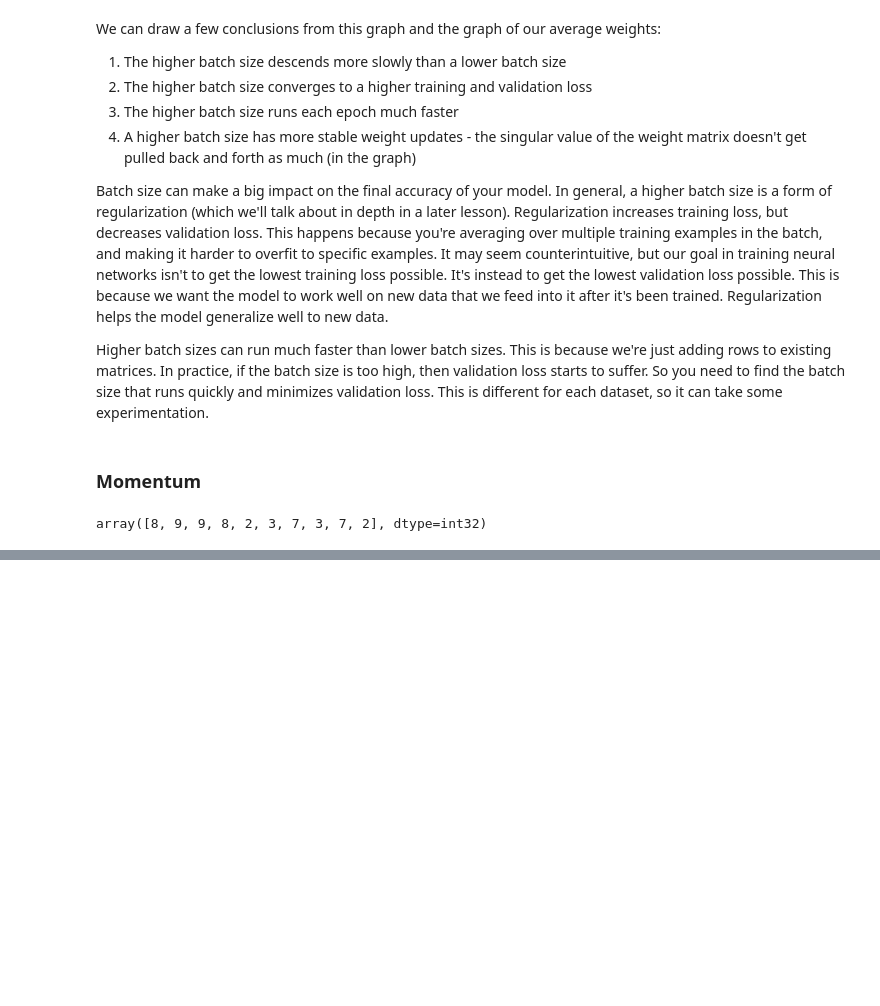
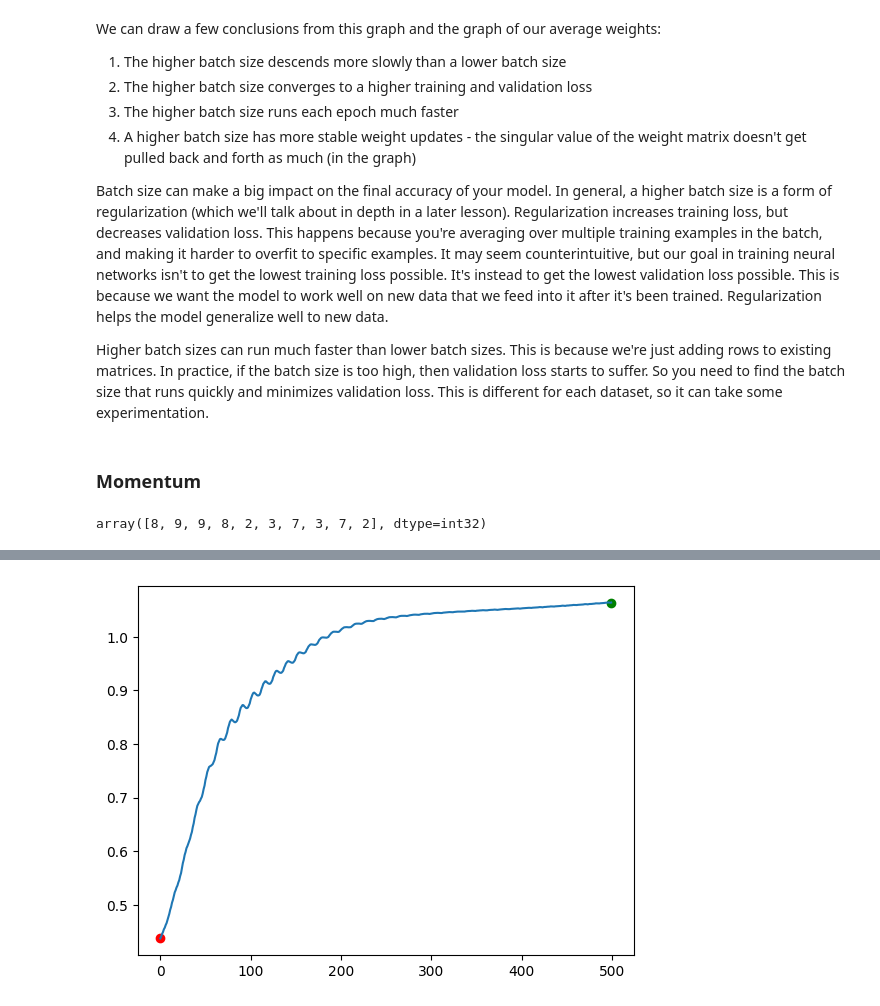
Before and after one commit to mohamadghoroobi/Deep_Learning_Review, a Jupyter notebook: 05_Optimizers/main.ipynb, the cells around one changed output, grey strips where cells are left out. Drawn from its saved outputs; the diff is of its cells as text; code cells hidden in the pictures; blank space fills up the shorter version.

```diff
--- a/05_Optimizers/main.ipynb
+++ b/05_Optimizers/main.ipynb
@@ -278,0 +333,25 @@ array([[8.    , 9.    , 9.    , 8.    , 2.    , 3.    , 7.    , 3.    ,
+# %%
+# Initialize a list of random stock prices between 2 and 10
+prices = np.random.randint(2,10,10)
+
+exp_avg = []
+exp_var = []
+
+ema = 0 # Store the moving average.  Initialize it to 0.
+emv = 0 # Moving variance.
+
+beta1 = .5 # How fast the ema decays.  The higher this is, the more we care about past values
+beta2 = .9
+
+# Calculate the first and second moments
+for i in range(prices.shape[0]):
+    # First moment
+    ema = ema * beta1 + (1-beta1) * prices[i]
+    ema /= (1 - beta1 ** (i+1)) # this will increase the ema when we're starting out.  Over time, `beta1 ** i` will decrease to close to 0.
+    exp_avg.append(ema)
+
+    # Second moment
+    emv = emv * beta2 + (1-beta2) * prices[i] ** 2
+    emv /= (1 - beta2 ** (i+1))
+    exp_var.append(emv)
+np.vstack((prices, exp_avg, exp_var))
@@ -278,0 +427,12 @@ array([[8.    , 9.    , 9.    , 8.    , 2.    , 3.    , 7.    , 3.    ,
+# %%
+# Setup our parameters
+epochs = 40
+batch_size = 16
+lr = 1e-3
+
+# Run our training loop
+adam = Adam(lr, .9, .999, 1e-8, .1)
+training_run(epochs, batch_size, adam, train_data, valid_data, name="adam")
+adam.plot_path()
+# %% [output]
+[figure, added]
```
Also changed, not shown: parts of 6 cells of this notebook.
